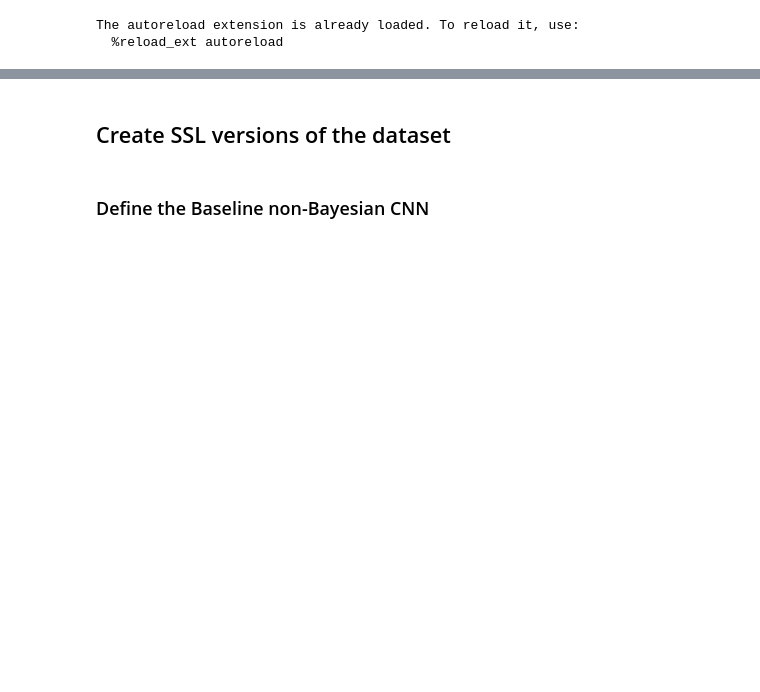
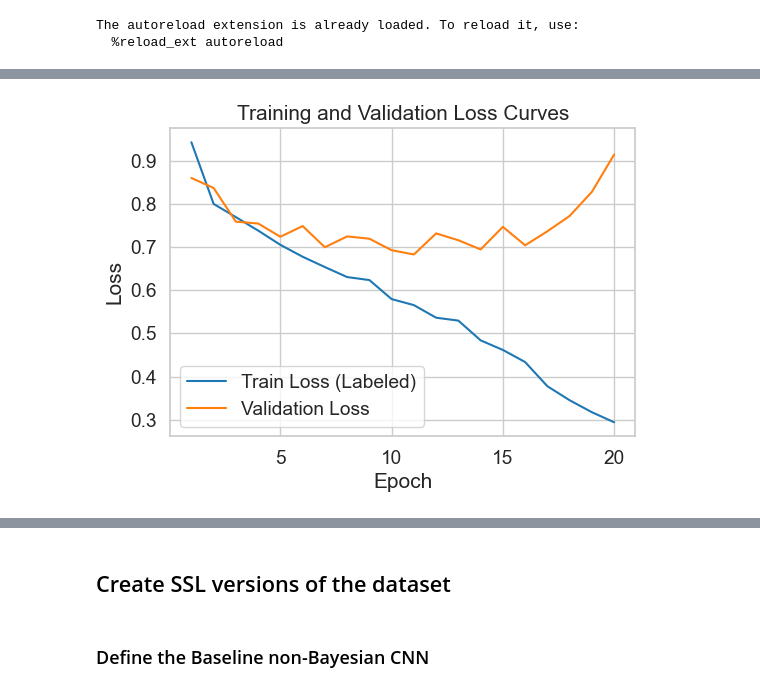
Before and after one commit to behrensm03/bdl-ssl, a Jupyter notebook: nonbayes_cnn_baseline.ipynb, the cells around one changed output, grey strips where cells are left out. Saved outputs shown, nothing was run; the diff lists cells and outputs as text; code cells hidden in the pictures; blank space fills up the shorter version.

```diff
--- a/nonbayes_cnn_baseline.ipynb
+++ b/nonbayes_cnn_baseline.ipynb
@@ -55,0 +80,6 @@ test_loader = data.DataLoader(dataset=test_dataset, batch_size=2*BATCH_SIZE, shu
+# %%
+cnn_labeled = CNN(n_channels, n_classes)
+criterion = nn.CrossEntropyLoss()
+optimizer = optim.Adam(cnn_labeled.parameters(), lr=0.001)
+
+train_history = train_loop_labeled(cnn_labeled, train_loader, val_loader, criterion, optimizer, num_epochs=20)
@@ -55,0 +100,4 @@ test_loader = data.DataLoader(dataset=test_dataset, batch_size=2*BATCH_SIZE, shu
+# %%
+plot_loss_curves(train_history)
+# %% [output]
+[figure, added]
```
Also changed, not shown: parts of 6 cells of this notebook, 2 other files.
